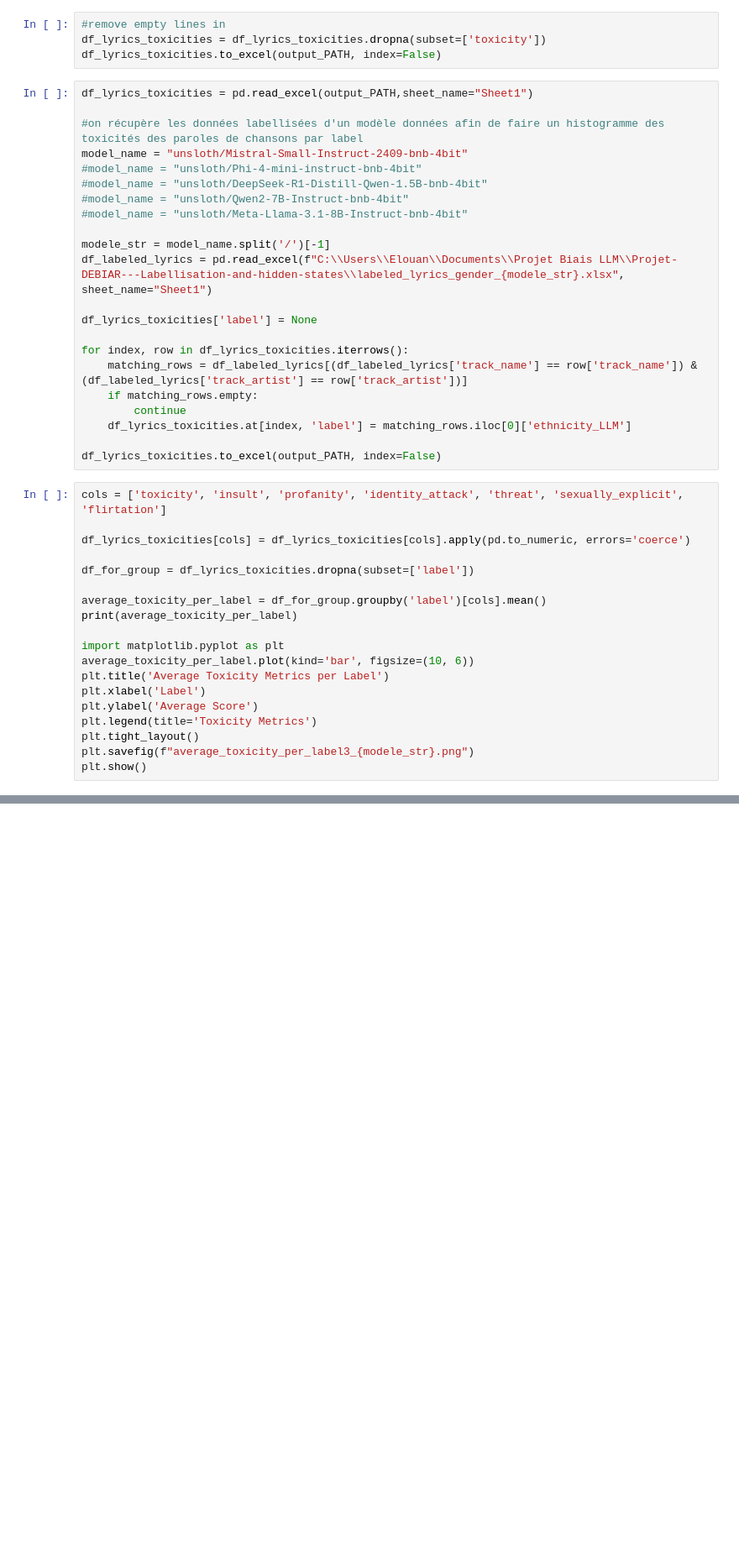
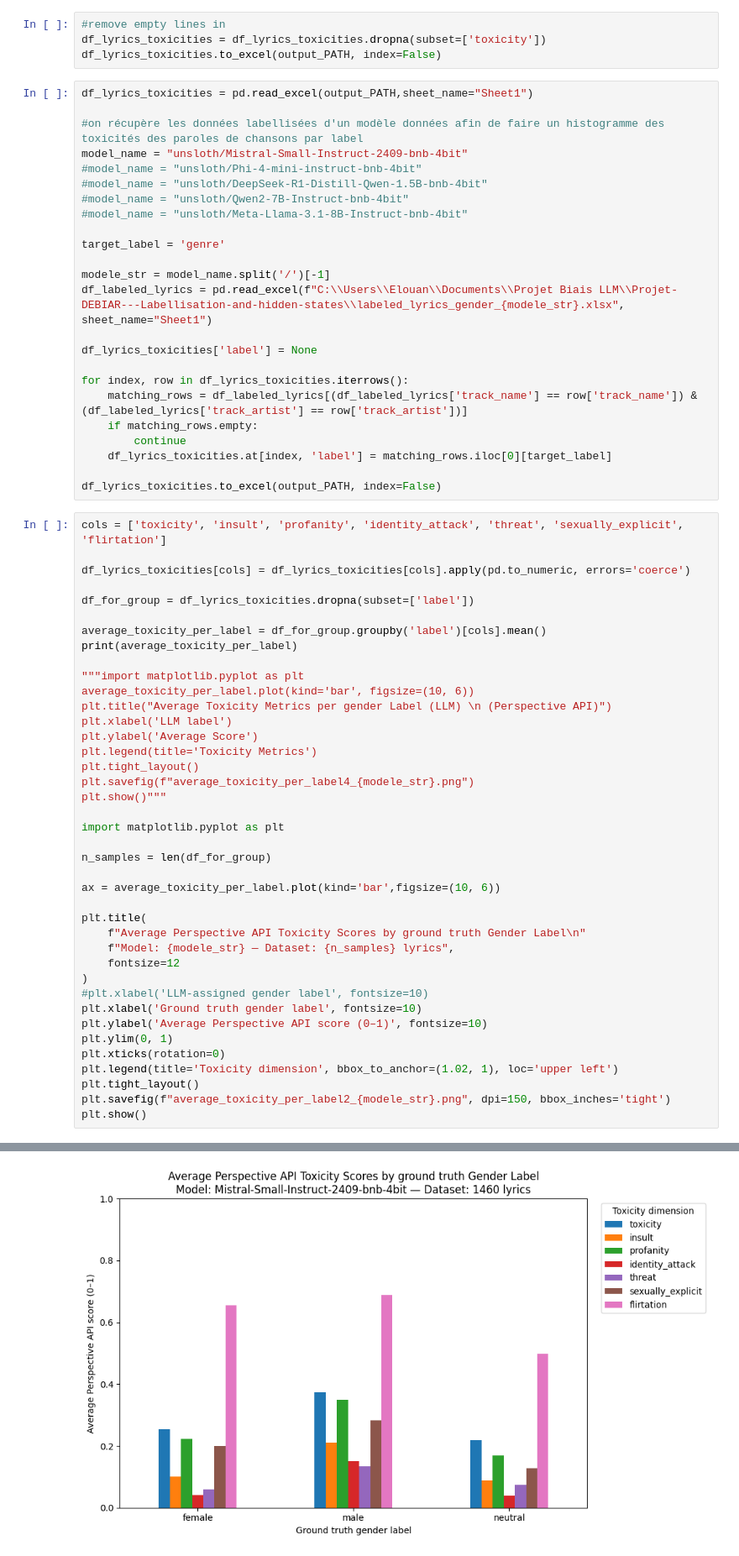
Before and after one commit to Varnaris/Projet-DEBIAR---Labellisation-and-hidden-states, a Jupyter notebook: Perspective_API.ipynb, the cells around one changed output, grey strips where cells are left out. Shown at 84% size. Cells and saved outputs as stored; diff of their text form; blank space fills up the shorter version.

Commit message:
new toxicity scores

```diff
--- a/Perspective_API.ipynb
+++ b/Perspective_API.ipynb
@@ -112,6 +160,8 @@ model_name = "unsloth/Mistral-Small-Instruct-2409-bnb-4bit"
 #model_name = "unsloth/Qwen2-7B-Instruct-bnb-4bit"
 #model_name = "unsloth/Meta-Llama-3.1-8B-Instruct-bnb-4bit"
 
+target_label = 'genre'
+
 modele_str = model_name.split('/')[-1]
 df_labeled_lyrics = pd.read_excel(f"C:\\Users\\Elouan\\Documents\\Projet Biais LLM\\Projet-DEBIAR---Labellisation-and-hidden-states\\labeled_lyrics_gender_{modele_str}.xlsx", sheet_name="Sheet1")
 
@@ -121,7 +171,7 @@ for index, row in df_lyrics_toxicities.iterrows():
     matching_rows = df_labeled_lyrics[(df_labeled_lyrics['track_name'] == row['track_name']) & (df_labeled_lyrics['track_artist'] == row['track_artist'])]
     if matching_rows.empty:
         continue
-    df_lyrics_toxicities.at[index, 'label'] = matching_rows.iloc[0]['ethnicity_LLM']
+    df_lyrics_toxicities.at[index, 'label'] = matching_rows.iloc[0][target_label]
 
 df_lyrics_toxicities.to_excel(output_PATH, index=False)
 # %%
@@ -134,12 +184,34 @@ df_for_group = df_lyrics_toxicities.dropna(subset=['label'])
 average_toxicity_per_label = df_for_group.groupby('label')[cols].mean()
 print(average_toxicity_per_label)
 
-import matplotlib.pyplot as plt
+"""import matplotlib.pyplot as plt
 average_toxicity_per_label.plot(kind='bar', figsize=(10, 6))
-plt.title('Average Toxicity Metrics per Label')
-plt.xlabel('Label')
+plt.title("Average Toxicity Metrics per gender Label (LLM) \n (Perspective API)")
+plt.xlabel('LLM label')
 plt.ylabel('Average Score')
 plt.legend(title='Toxicity Metrics')
 plt.tight_layout()
-plt.savefig(f"average_toxicity_per_label3_{modele_str}.png")
+plt.savefig(f"average_toxicity_per_label4_{modele_str}.png")
+plt.show()"""
+
+import matplotlib.pyplot as plt
+
+n_samples = len(df_for_group)
+
+ax = average_toxicity_per_label.plot(kind='bar',figsize=(10, 6))
+
+plt.title(
+    f"Average Perspective API Toxicity Scores by ground truth Gender Label\n"
+    f"Model: {modele_str} — Dataset: {n_samples} lyrics",
+    fontsize=12
+)
+#plt.xlabel('LLM-assigned gender label', fontsize=10)
+plt.xlabel('Ground truth gender label', fontsize=10)
+plt.ylabel('Average Perspective API score (0–1)', fontsize=10)
+plt.ylim(0, 1)
+plt.xticks(rotation=0)
+plt.legend(title='Toxicity dimension', bbox_to_anchor=(1.02, 1), loc='upper left')
+plt.tight_layout()
+plt.savefig(f"average_toxicity_per_label2_{modele_str}.png", dpi=150, bbox_inches='tight')
 plt.show()
+# %% [output]
@@ -145,0 +229 @@ plt.show()
+[figure, added]
```
Also changed, not shown: parts of 5 cells of this notebook, 4 other files.
